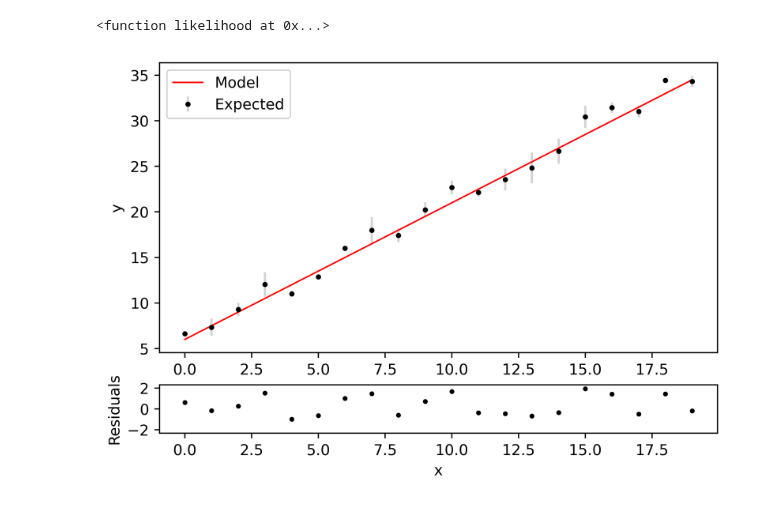
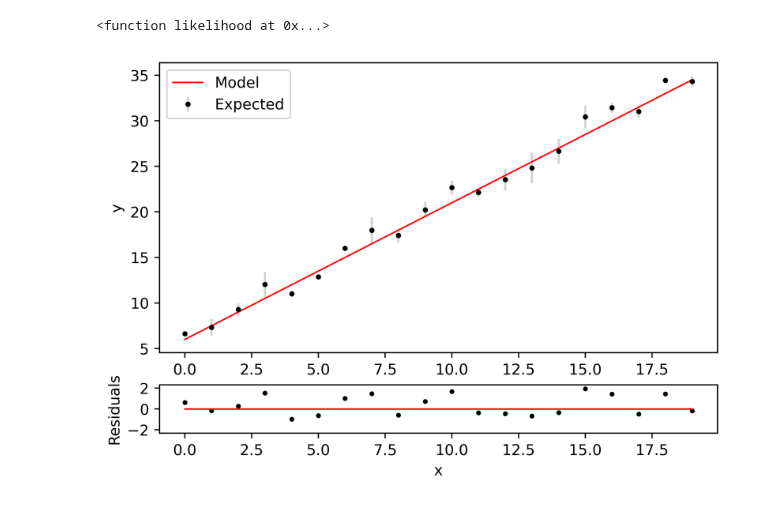
Before and after one commit to hrwakeford/MSci2022_TESS, a Jupyter notebook: Regression/regression_2.ipynb, the cells around one changed output. Drawn from its saved outputs; the diff is of its cells as text; code cells hidden in the pictures.

```diff
--- a/Regression/regression_2.ipynb
+++ b/Regression/regression_2.ipynb
@@ -43,7 +43,9 @@ def likelihood(params):
 
     return L
 # %%
-likelihood_model = optimize.minimize(likelihood, np.array([1.5, 6, 1]))#, method='Nelder-Mead'
+m, c, sigma = 1.5, 6, 1
+guess = [m, c, sigma]
+likelihood_model = optimize.minimize(likelihood, guess)#, method='Nelder-Mead'
 print(likelihood)
 
 y_m = likelihood_model['x'][0] * x + likelihood_model['x'][1]
@@ -51,32 +53,34 @@ residual = y - y_m
 # %% [output]
 <function likelihood at 0x...>
 # %%
+#Panel settings
 left = 0.1
 bottom = 0.1
 width = 0.65
 height = 0.9
 spacing = -1.15
 
 rect = [left, bottom, width, height]
 rect_res = [left, bottom+height+spacing, width, 0.15]
 
 fig = plt.figure(figsize=(8, 3), dpi=500)
 ax = fig.add_axes(rect)
 
 ax_res = fig.add_axes(rect_res, sharex=ax)
 
-#Top plot
+#Top panel
 ax.errorbar(x, y, yerr=y_error, fmt='.', markersize=5, color='black', ecolor='LightGrey', label="Expected")
 ax.plot(x, y_m, color='red',label="Model", lw=1)
 ax.set(ylabel = "y")
 # ax.set_xlim((min(x), max(x)))
 ax.legend()
 
-#Bottom plot
+#Bottom panel
 ax_res.scatter(x, residual, color='black', s=5)
 ax_res.set_ylim((-max(abs(residual))*1.2, max(abs(residual)*1.2)))
+ax_res.plot([min(x), max(x)], [0, 0], color='red', lw=1)
 ax_res.set(xlabel="x", ylabel="Residuals")
 
 plt.show()
 # %% [output]
-[figure, old version]
+[figure, new version]
```
Also changed, not shown: 3 other files.
